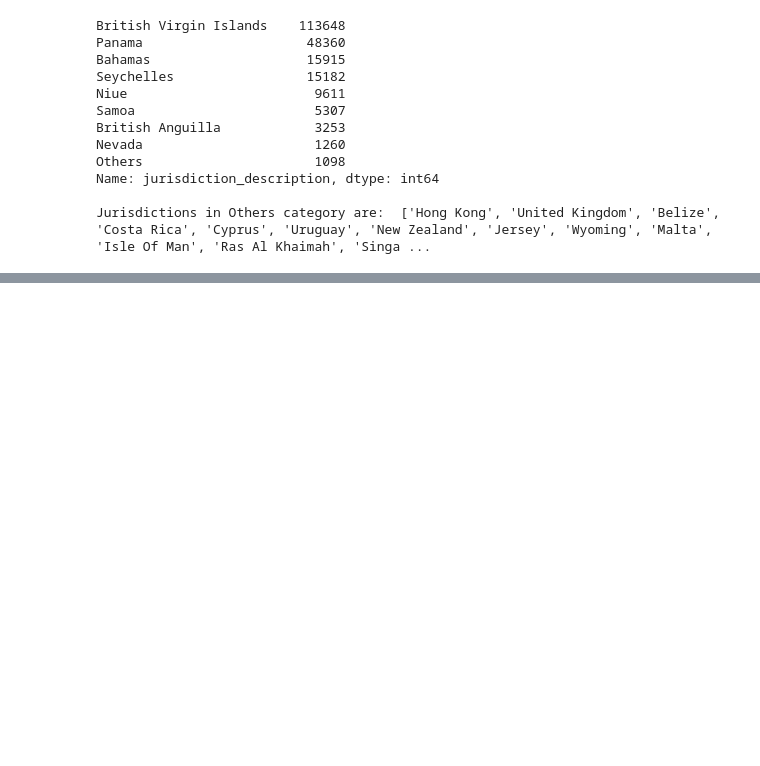
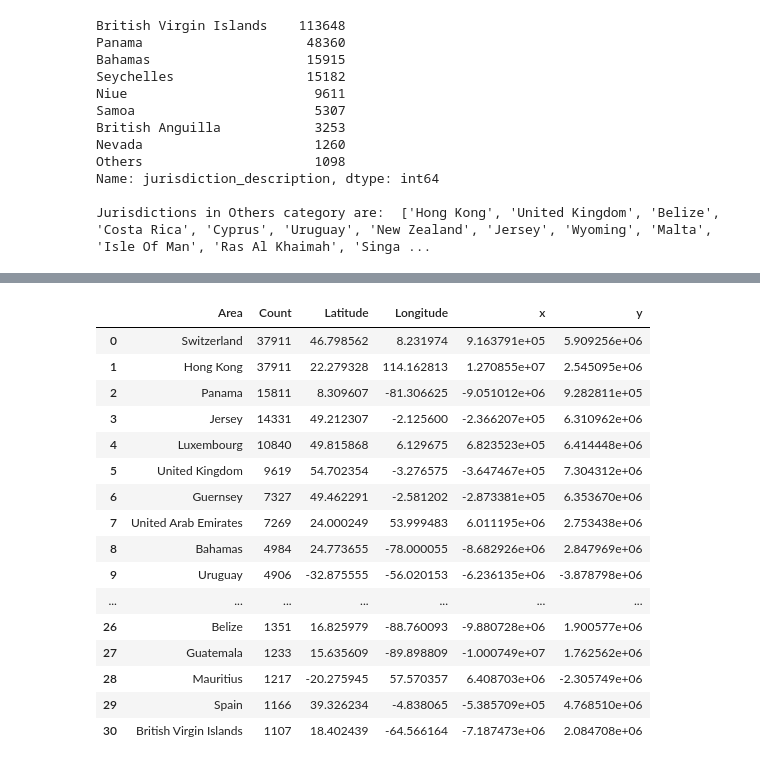
Before and after one commit to eddieshengyuwang/project_ada_akbar, a Jupyter notebook: work_in_progress/Eddie.ipynb, the cells around one changed output, grey strips where cells are left out. Cells and saved outputs as stored; diff of their text form; code cells hidden in the pictures; blank space fills up the shorter version.

```diff
--- a/work_in_progress/Eddie.ipynb
+++ b/work_in_progress/Eddie.ipynb
@@ -169,0 +183,20 @@ Loading BokehJS ...
+# %%
+country_df
+# %% [output]
+|  | Area | Count | Latitude | Longitude | x | y |
+| 0 | Switzerland | 37911 | 46.798562 | 8.231974 | 9.163791e+05 | 5.909256e+06 |
+| 1 | Hong Kong | 37911 | 22.279328 | 114.162813 | 1.270855e+07 | 2.545095e+06 |
+| 2 | Panama | 15811 | 8.309607 | -81.306625 | -9.051012e+06 | 9.282811e+05 |
+| 3 | Jersey | 14331 | 49.212307 | -2.125600 | -2.366207e+05 | 6.310962e+06 |
+| 4 | Luxembourg | 10840 | 49.815868 | 6.129675 | 6.823523e+05 | 6.414448e+06 |
+| 5 | United Kingdom | 9619 | 54.702354 | -3.276575 | -3.647467e+05 | 7.304312e+06 |
+| 6 | Guernsey | 7327 | 49.462291 | -2.581202 | -2.873381e+05 | 6.353670e+06 |
+| 7 | United Arab Emirates | 7269 | 24.000249 | 53.999483 | 6.011195e+06 | 2.753438e+06 |
+| 8 | Bahamas | 4984 | 24.773655 | -78.000055 | -8.682926e+06 | 2.847969e+06 |
+| 9 | Uruguay | 4906 | -32.875555 | -56.020153 | -6.236135e+06 | -3.878798e+06 |
+| ... | ... | ... | ... | ... | ... | ... |
+| 26 | Belize | 1351 | 16.825979 | -88.760093 | -9.880728e+06 | 1.900577e+06 |
+| 27 | Guatemala | 1233 | 15.635609 | -89.898809 | -1.000749e+07 | 1.762562e+06 |
+| 28 | Mauritius | 1217 | -20.275945 | 57.570357 | 6.408703e+06 | -2.305749e+06 |
+| 29 | Spain | 1166 | 39.326234 | -4.838065 | -5.385709e+05 | 4.768510e+06 |
+| 30 | British Virgin Islands | 1107 | 18.402439 | -64.566164 | -7.187473e+06 | 2.084708e+06 |
```
Also changed, not shown: parts of 5 cells of this notebook, 3 other files.
